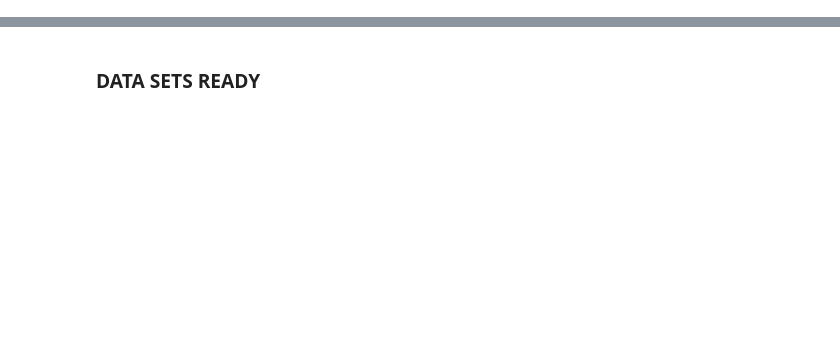
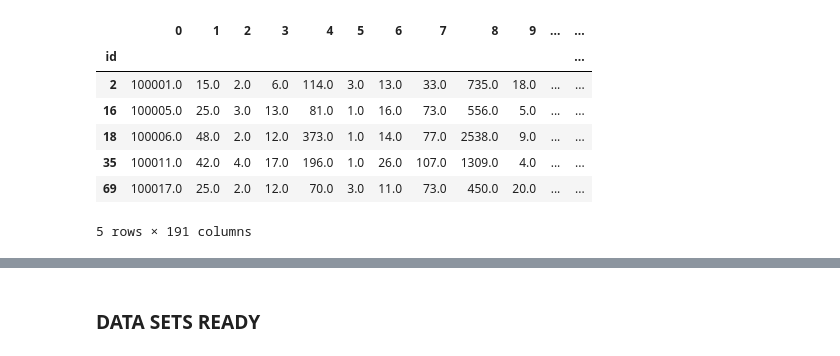
Before and after one commit to Bekbolatov/kaggle, a Jupyter notebook: events/hd/notebooks/features5_local.ipynb, the cells around one changed output, grey strips where cells are left out. Saved outputs shown, nothing was run; the diff lists cells and outputs as text; code cells hidden in the pictures; blank space fills up the shorter version.

Commit message:
alexs r

```diff
--- a/events/hd/notebooks/features5_local.ipynb
+++ b/events/hd/notebooks/features5_local.ipynb
@@ -45,0 +48,10 @@ a_o.shape, a_brand.shape, a_other.shape, a_word_feat.shape, aa.shape, a_w2vdot.s
+# %%
+idx_train = pd.read_pickle(loc % 'LABELS_TRAIN.df')
+idx_test = pd.read_pickle(loc % 'LABELS_TEST.df')
+
+validation_idx = pd.read_csv(loc % 'valid_set.csv.gz', index_col= 'id').index
+train_idx = idx_train.index.difference(validation_idx)
+
+df_a = pd.DataFrame(a, index=idx_train.index)
+
+train_idx.shape, validation_idx.shape
@@ -45,0 +64,6 @@ a_o.shape, a_brand.shape, a_other.shape, a_word_feat.shape, aa.shape, a_w2vdot.s
+# %%
+df_training_alex = df_a.loc[train_idx]
+df_validating_alex = df_a.loc[validation_idx]
+
+df_training_alex_label = idx_train.loc[train_idx]
+df_validating_alex_label = idx_train.loc[validation_idx]
@@ -46,3 +95,15 @@ a_o.shape, a_brand.shape, a_other.shape, a_word_feat.shape, aa.shape, a_w2vdot.s
+# %%
+df_validating_alex.head()
+#df_training_alex.head()
+# %% [output]
+|  | 0 | 1 | 2 | 3 | 4 | 5 | 6 | 7 | 8 | 9 | ... | ... |
+| id |  |  |  |  |  |  |  |  |  |  |  | ... |
+| 2 | 100001.0 | 15.0 | 2.0 | 6.0 | 114.0 | 3.0 | 13.0 | 33.0 | 735.0 | 18.0 | ... | ... |
+| 16 | 100005.0 | 25.0 | 3.0 | 13.0 | 81.0 | 1.0 | 16.0 | 73.0 | 556.0 | 5.0 | ... | ... |
+| 18 | 100006.0 | 48.0 | 2.0 | 12.0 | 373.0 | 1.0 | 14.0 | 77.0 | 2538.0 | 9.0 | ... | ... |
+| 35 | 100011.0 | 42.0 | 4.0 | 17.0 | 196.0 | 1.0 | 26.0 | 107.0 | 1309.0 | 4.0 | ... | ... |
+| 69 | 100017.0 | 25.0 | 2.0 | 12.0 | 70.0 | 3.0 | 11.0 | 73.0 | 450.0 | 20.0 | ... | ... |
+5 rows × 191 columns
 # %%
 73 - basic features, counts, ratios
 5 - brand-related
```
Also changed, not shown: parts of 27 cells of this notebook, 5 other files.
